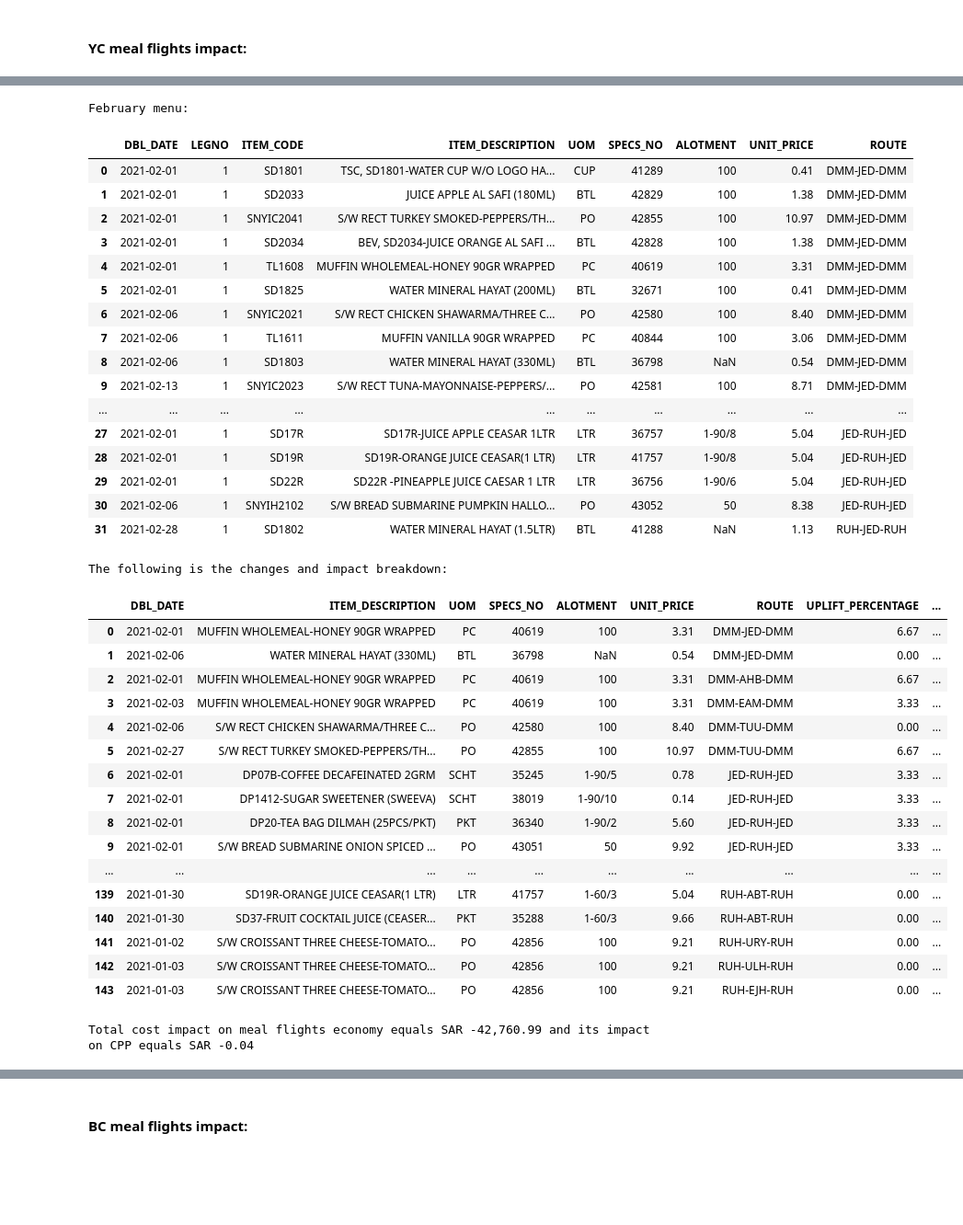
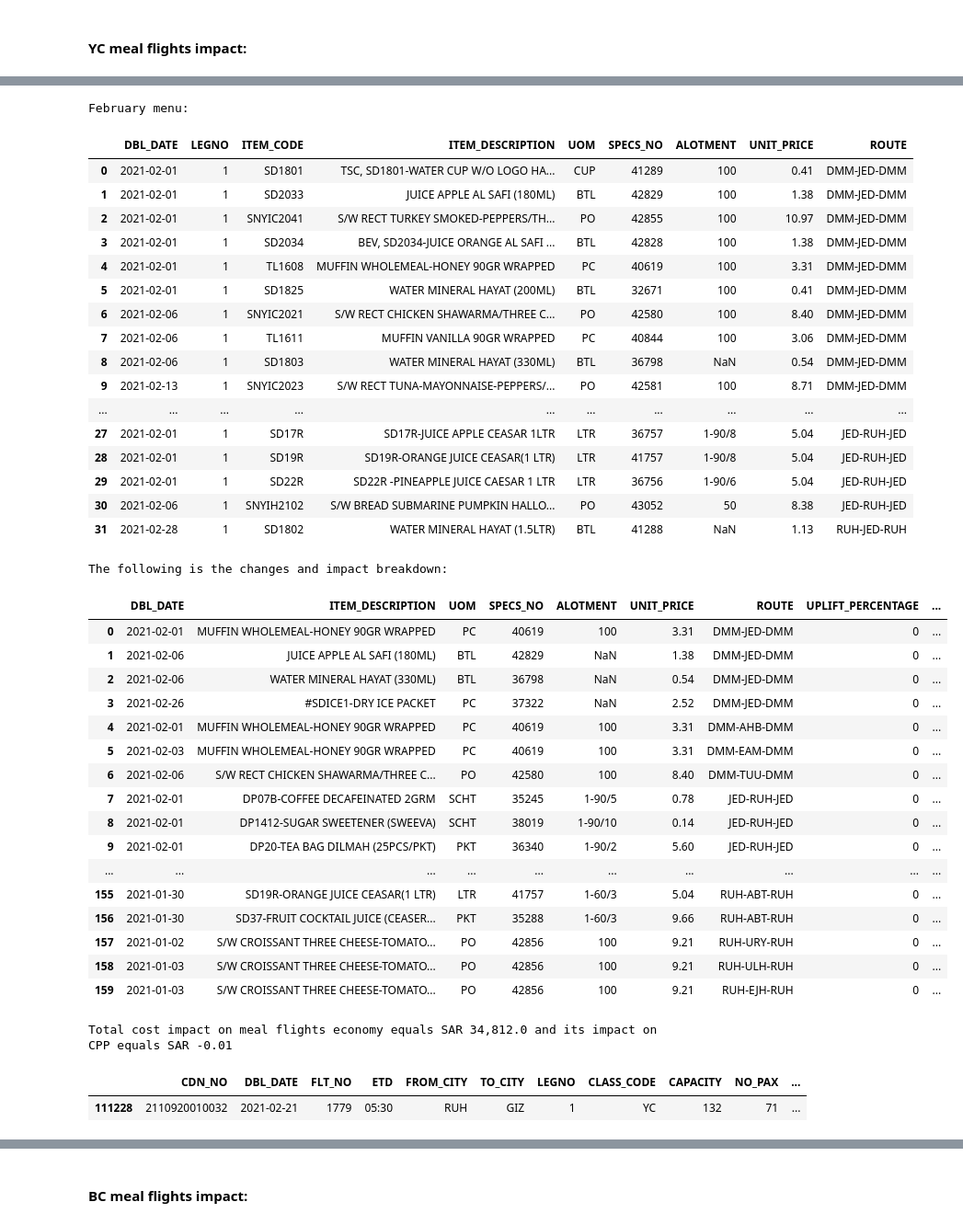
Before and after one commit to KhaledAlmanea/foodMonthlyCostImpact, a Jupyter notebook: CDN Monthly Data Report.ipynb, the cells around one changed output, grey strips where cells are left out. Shown at 92% size. Cells and saved outputs as stored; diff of their text form; code cells hidden in the pictures; blank space fills up the shorter version.

Commit message:
progress in the calculations of cost

```diff
--- a/CDN Monthly Data Report.ipynb
+++ b/CDN Monthly Data Report.ipynb
@@ -1076,5 +1143,5 @@ Total cost impact on meal flights business equals SAR 753 and its impact on CPP
 <a id='yc_meal'></a>
 #### YC meal flights impact:
 # %%
-yc_meal_changes, yc_meal_cm, yc_meal_pm  = cost_impact_calc('YC', 'meal')
+yc_meal_changes, yc_meal_pm, yc_meal_cm  = cost_impact_calc('YC', 'meal')
 # %% [output]
@@ -1089,47 +1172,52 @@ January menu:
 | 6 | 2021-01-02 | 1 | SNYIC2041 | S/W RECT TURKEY SMOKED-PEPPERS/TH... | PO | 42855 | 100 | 10.97 | DMM-JED-DMM |
 | 7 | 2021-01-02 | 1 | SNYIC2038 | S/W CROISSANT THREE CHEESE-TOMATO... | PO | 42856 | 100 | 9.21 | DMM-JED-DMM |
 | 8 | 2021-01-09 | 1 | SNYIC2021 | S/W RECT CHICKEN SHAWARMA/THREE C... | PO | 42580 | 100 | 8.40 | DMM-JED-DMM |
 | 9 | 2021-01-09 | 1 | TL1611 | MUFFIN VANILLA 90GR WRAPPED | PC | 40844 | 100 | 3.06 | DMM-JED-DMM |
 | ... | ... | ... | ... | ... | ... | ... | ... | ... | ... |
 | 29 | 2021-01-31 | 1 | SD22R | SD22R -PINEAPPLE JUICE CAESAR 1 LTR | LTR | 36756 | 1-90/6 | 5.04 | JED-RUH-JED |
 | 30 | 2021-01-31 | 1 | #SDICE | ICE, #SDICE-DRY ICE | KG | 39897 | 100 | 7.56 | JED-RUH-JED |
 | 31 | 2021-01-20 | 1 | SD1802 | WATER MINERAL HAYAT (1.5LTR) | BTL | 41288 | NaN | 1.13 | RUH-AHB-RUH |
 | 32 | 2021-01-30 | 1 | SD18R | SD18R-MANGO CEASER JUICE 1 LTR | PKT | 41756 | 1-60/2 | 9.66 | RUH-ABT-RUH |
 | 33 | 2021-01-30 | 1 | SD37 | SD37-FRUIT COCKTAIL JUICE (CEASER... | PKT | 35288 | 1-60/3 | 9.66 | RUH-ABT-RUH |
 February menu:
 |  | DBL_DATE | LEGNO | ITEM_CODE | ITEM_DESCRIPTION | UOM | SPECS_NO | ALOTMENT | UNIT_PRICE | ROUTE |
 | 0 | 2021-02-01 | 1 | SD1801 | TSC, SD1801-WATER CUP W/O LOGO HA... | CUP | 41289 | 100 | 0.41 | DMM-JED-DMM |
 | 1 | 2021-02-01 | 1 | SD2033 | JUICE APPLE AL SAFI (180ML) | BTL | 42829 | 100 | 1.38 | DMM-JED-DMM |
 | 2 | 2021-02-01 | 1 | SNYIC2041 | S/W RECT TURKEY SMOKED-PEPPERS/TH... | PO | 42855 | 100 | 10.97 | DMM-JED-DMM |
 | 3 | 2021-02-01 | 1 | SD2034 | BEV, SD2034-JUICE ORANGE AL SAFI ... | BTL | 42828 | 100 | 1.38 | DMM-JED-DMM |
 | 4 | 2021-02-01 | 1 | TL1608 | MUFFIN WHOLEMEAL-HONEY 90GR WRAPPED | PC | 40619 | 100 | 3.31 | DMM-JED-DMM |
 | 5 | 2021-02-01 | 1 | SD1825 | WATER MINERAL HAYAT (200ML) | BTL | 32671 | 100 | 0.41 | DMM-JED-DMM |
 | 6 | 2021-02-06 | 1 | SNYIC2021 | S/W RECT CHICKEN SHAWARMA/THREE C... | PO | 42580 | 100 | 8.40 | DMM-JED-DMM |
 | 7 | 2021-02-06 | 1 | TL1611 | MUFFIN VANILLA 90GR WRAPPED | PC | 40844 | 100 | 3.06 | DMM-JED-DMM |
 | 8 | 2021-02-06 | 1 | SD1803 | WATER MINERAL HAYAT (330ML) | BTL | 36798 | NaN | 0.54 | DMM-JED-DMM |
 | 9 | 2021-02-13 | 1 | SNYIC2023 | S/W RECT TUNA-MAYONNAISE-PEPPERS/... | PO | 42581 | 100 | 8.71 | DMM-JED-DMM |
 | ... | ... | ... | ... | ... | ... | ... | ... | ... | ... |
 | 27 | 2021-02-01 | 1 | SD17R | SD17R-JUICE APPLE CEASAR 1LTR | LTR | 36757 | 1-90/8 | 5.04 | JED-RUH-JED |
 | 28 | 2021-02-01 | 1 | SD19R | SD19R-ORANGE JUICE CEASAR(1 LTR) | LTR | 41757 | 1-90/8 | 5.04 | JED-RUH-JED |
 | 29 | 2021-02-01 | 1 | SD22R | SD22R -PINEAPPLE JUICE CAESAR 1 LTR | LTR | 36756 | 1-90/6 | 5.04 | JED-RUH-JED |
 | 30 | 2021-02-06 | 1 | SNYIH2102 | S/W BREAD SUBMARINE PUMPKIN HALLO... | PO | 43052 | 50 | 8.38 | JED-RUH-JED |
 | 31 | 2021-02-28 | 1 | SD1802 | WATER MINERAL HAYAT (1.5LTR) | BTL | 41288 | NaN | 1.13 | RUH-JED-RUH |
 The following is the changes and impact breakdown:
 |  | DBL_DATE | ITEM_DESCRIPTION | UOM | SPECS_NO | ALOTMENT | UNIT_PRICE | ROUTE | UPLIFT_PERCENTAGE | ... |
-| 0 | 2021-02-01 | MUFFIN WHOLEMEAL-HONEY 90GR WRAPPED | PC | 40619 | 100 | 3.31 | DMM-JED-DMM | 6.67 | ... |
-| 1 | 2021-02-06 | WATER MINERAL HAYAT (330ML) | BTL | 36798 | NaN | 0.54 | DMM-JED-DMM | 0.00 | ... |
-| 2 | 2021-02-01 | MUFFIN WHOLEMEAL-HONEY 90GR WRAPPED | PC | 40619 | 100 | 3.31 | DMM-AHB-DMM | 6.67 | ... |
-| 3 | 2021-02-03 | MUFFIN WHOLEMEAL-HONEY 90GR WRAPPED | PC | 40619 | 100 | 3.31 | DMM-EAM-DMM | 3.33 | ... |
-| 4 | 2021-02-06 | S/W RECT CHICKEN SHAWARMA/THREE C... | PO | 42580 | 100 | 8.40 | DMM-TUU-DMM | 0.00 | ... |
-| 5 | 2021-02-27 | S/W RECT TURKEY SMOKED-PEPPERS/TH... | PO | 42855 | 100 | 10.97 | DMM-TUU-DMM | 6.67 | ... |
-| 6 | 2021-02-01 | DP07B-COFFEE DECAFEINATED 2GRM | SCHT | 35245 | 1-90/5 | 0.78 | JED-RUH-JED | 3.33 | ... |
-| 7 | 2021-02-01 | DP1412-SUGAR SWEETENER (SWEEVA) | SCHT | 38019 | 1-90/10 | 0.14 | JED-RUH-JED | 3.33 | ... |
-| 8 | 2021-02-01 | DP20-TEA BAG DILMAH (25PCS/PKT) | PKT | 36340 | 1-90/2 | 5.60 | JED-RUH-JED | 3.33 | ... |
-| 9 | 2021-02-01 | S/W BREAD SUBMARINE ONION SPICED ... | PO | 43051 | 50 | 9.92 | JED-RUH-JED | 3.33 | ... |
+| 0 | 2021-02-01 | MUFFIN WHOLEMEAL-HONEY 90GR WRAPPED | PC | 40619 | 100 | 3.31 | DMM-JED-DMM | 0 | ... |
+| 1 | 2021-02-06 | JUICE APPLE AL SAFI (180ML) | BTL | 42829 | NaN | 1.38 | DMM-JED-DMM | 0 | ... |
+| 2 | 2021-02-06 | WATER MINERAL HAYAT (330ML) | BTL | 36798 | NaN | 0.54 | DMM-JED-DMM | 0 | ... |
+| 3 | 2021-02-26 | #SDICE1-DRY ICE PACKET | PC | 37322 | NaN | 2.52 | DMM-JED-DMM | 0 | ... |
+| 4 | 2021-02-01 | MUFFIN WHOLEMEAL-HONEY 90GR WRAPPED | PC | 40619 | 100 | 3.31 | DMM-AHB-DMM | 0 | ... |
+| 5 | 2021-02-03 | MUFFIN WHOLEMEAL-HONEY 90GR WRAPPED | PC | 40619 | 100 | 3.31 | DMM-EAM-DMM | 0 | ... |
+| 6 | 2021-02-06 | S/W RECT CHICKEN SHAWARMA/THREE C... | PO | 42580 | 100 | 8.40 | DMM-TUU-DMM | 0 | ... |
+| 7 | 2021-02-01 | DP07B-COFFEE DECAFEINATED 2GRM | SCHT | 35245 | 1-90/5 | 0.78 | JED-RUH-JED | 0 | ... |
+| 8 | 2021-02-01 | DP1412-SUGAR SWEETENER (SWEEVA) | SCHT | 38019 | 1-90/10 | 0.14 | JED-RUH-JED | 0 | ... |
+| 9 | 2021-02-01 | DP20-TEA BAG DILMAH (25PCS/PKT) | PKT | 36340 | 1-90/2 | 5.60 | JED-RUH-JED | 0 | ... |
 | ... | ... | ... | ... | ... | ... | ... | ... | ... | ... |
-| 139 | 2021-01-30 | SD19R-ORANGE JUICE CEASAR(1 LTR) | LTR | 41757 | 1-60/3 | 5.04 | RUH-ABT-RUH | 0.00 | ... |
-| 140 | 2021-01-30 | SD37-FRUIT COCKTAIL JUICE (CEASER... | PKT | 35288 | 1-60/3 | 9.66 | RUH-ABT-RUH | 0.00 | ... |
-| 141 | 2021-01-02 | S/W CROISSANT THREE CHEESE-TOMATO... | PO | 42856 | 100 | 9.21 | RUH-URY-RUH | 0.00 | ... |
-| 142 | 2021-01-03 | S/W CROISSANT THREE CHEESE-TOMATO... | PO | 42856 | 100 | 9.21 | RUH-ULH-RUH | 0.00 | ... |
-| 143 | 2021-01-03 | S/W CROISSANT THREE CHEESE-TOMATO... | PO | 42856 | 100 | 9.21 | RUH-EJH-RUH | 0.00 | ... |
+| 155 | 2021-01-30 | SD19R-ORANGE JUICE CEASAR(1 LTR) | LTR | 41757 | 1-60/3 | 5.04 | RUH-ABT-RUH | 0 | ... |
+| 156 | 2021-01-30 | SD37-FRUIT COCKTAIL JUICE (CEASER... | PKT | 35288 | 1-60/3 | 9.66 | RUH-ABT-RUH | 0 | ... |
+| 157 | 2021-01-02 | S/W CROISSANT THREE CHEESE-TOMATO... | PO | 42856 | 100 | 9.21 | RUH-URY-RUH | 0 | ... |
+| 158 | 2021-01-03 | S/W CROISSANT THREE CHEESE-TOMATO... | PO | 42856 | 100 | 9.21 | RUH-ULH-RUH | 0 | ... |
+| 159 | 2021-01-03 | S/W CROISSANT THREE CHEESE-TOMATO... | PO | 42856 | 100 | 9.21 | RUH-EJH-RUH | 0 | ... |
-Total cost impact on meal flights economy equals SAR -42,760.99 and its impact on CPP equals SAR -0.04
+Total cost impact on meal flights economy equals SAR 34,812.0 and its impact on CPP equals SAR -0.01
+# %%
+yc_meal_cm[(yc_meal_cm.SPECS_NO == '32671') & (yc_meal_cm.ROUTE == 'RUH-GIZ-RUH')]
+# %% [output]
+|  | CDN_NO | DBL_DATE | FLT_NO | ETD | FROM_CITY | TO_CITY | LEGNO | CLASS_CODE | CAPACITY | NO_PAX | ... |
+| 111228 | 2110920010032 | 2021-02-21 | 1779 | 05:30 | RUH | GIZ | 1 | YC | 132 | 71 | ... |
```
Also changed, not shown: parts of 11 cells of this notebook.
